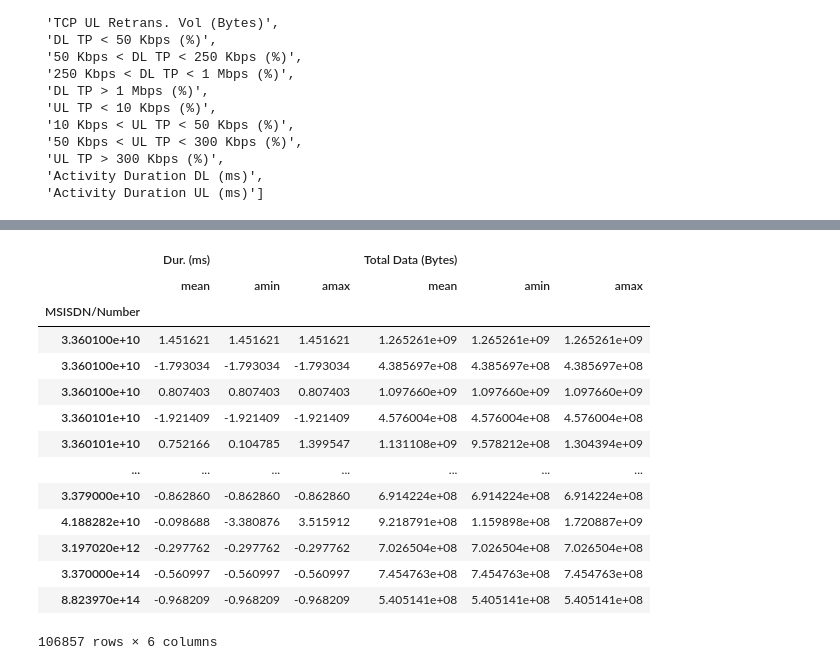
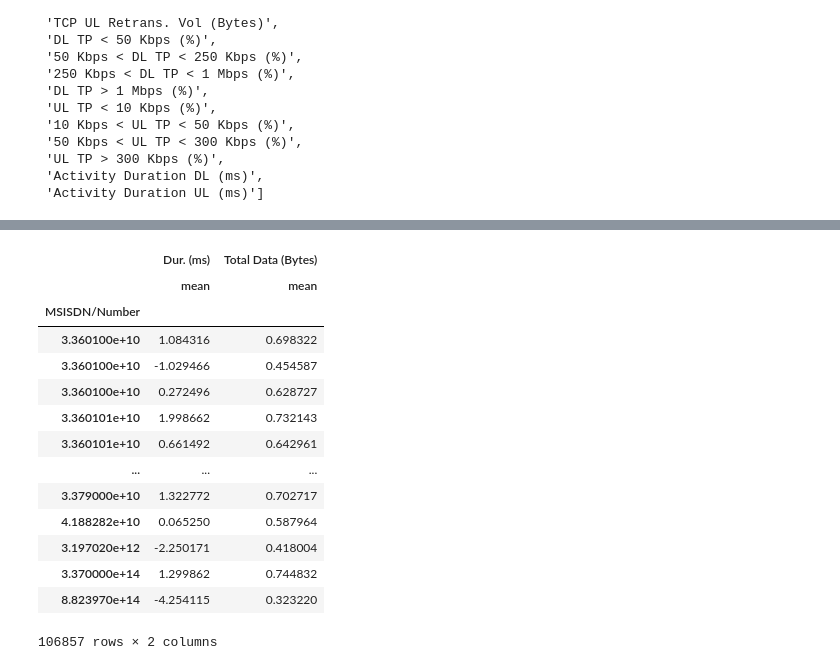
Before and after one commit to SamDewriter/UserAnalytics-Telecommunication, a Jupyter notebook: notebooks/Week1.ipynb, the cells around one changed output, grey strips where cells are left out. Drawn from its saved outputs; the diff is of its cells as text; code cells hidden in the pictures.

```diff
--- a/notebooks/Week1.ipynb
+++ b/notebooks/Week1.ipynb
@@ -688,0 +772,2 @@ correlation_matrix(corr_data)
+# %%
+data_volume = normalized_data['Total Data (Bytes)']
@@ -707,6 +794,2 @@ Index(['Bearer Id', 'Start ms', 'End ms', 'Dur. (ms)', 'IMSI', 'MSISDN/Number',
-# %%
-df_agg = df_clean.copy()
-user_id = df_clean[['IMSI', 'IMEI', 'Bearer Id', 'MSISDN/Number']]
-data_volume = df_clean['Total Data (Bytes)']
 # %%
 from sklearn.preprocessing import StandardScaler
@@ -731,5 +800,5 @@ df_clean
 # %%
-columns = df_clean.columns.tolist()
+columns = normalized_data.columns.tolist()
 columns = columns[0:19]
 # %%
 columns
@@ -755,8 +824,9 @@ columns
  'Activity Duration UL (ms)']
 # %%
 from sklearn.decomposition import PCA
+from sklearn.preprocessing import StandardScaler
 
-scaled = StandardScaler().fit_transform(df_clean)
+scaled = StandardScaler().fit_transform(normalized_data)
 
 pca = PCA(n_components = 19)
 p_components = pca.fit_transform(scaled)
@@ -784,24 +866,23 @@ reduced_data.sort_values(by = ['Dur. (ms)'], ascending = False).head(10)
 10 rows × 24 columns
 # %%
 columns = ['Dur. (ms)', 'Total Data (Bytes)']
-reduced_data.groupby(['MSISDN/Number'])[columns].agg([np.mean, np.min,
-                                            np.max])
+reduced_data.groupby(['MSISDN/Number'])[columns].agg([np.mean])
 # %% [output]
-|  | Dur. (ms) |  |  | Total Data (Bytes) |  |  |
-|  | mean | amin | amax | mean | amin | amax |
-| MSISDN/Number |  |  |  |  |  |  |
-| 3.360100e+10 | 1.451621 | 1.451621 | 1.451621 | 1.265261e+09 | 1.265261e+09 | 1.265261e+09 |
-| 3.360100e+10 | -1.793034 | -1.793034 | -1.793034 | 4.385697e+08 | 4.385697e+08 | 4.385697e+08 |
-| 3.360100e+10 | 0.807403 | 0.807403 | 0.807403 | 1.097660e+09 | 1.097660e+09 | 1.097660e+09 |
-| 3.360101e+10 | -1.921409 | -1.921409 | -1.921409 | 4.576004e+08 | 4.576004e+08 | 4.576004e+08 |
-| 3.360101e+10 | 0.752166 | 0.104785 | 1.399547 | 1.131108e+09 | 9.578212e+08 | 1.304394e+09 |
-| ... | ... | ... | ... | ... | ... | ... |
-| 3.379000e+10 | -0.862860 | -0.862860 | -0.862860 | 6.914224e+08 | 6.914224e+08 | 6.914224e+08 |
-| 4.188282e+10 | -0.098688 | -3.380876 | 3.515912 | 9.218791e+08 | 1.159898e+08 | 1.720887e+09 |
-| 3.197020e+12 | -0.297762 | -0.297762 | -0.297762 | 7.026504e+08 | 7.026504e+08 | 7.026504e+08 |
-| 3.370000e+14 | -0.560997 | -0.560997 | -0.560997 | 7.454763e+08 | 7.454763e+08 | 7.454763e+08 |
-| 8.823970e+14 | -0.968209 | -0.968209 | -0.968209 | 5.405141e+08 | 5.405141e+08 | 5.405141e+08 |
+|  | Dur. (ms) | Total Data (Bytes) |
+|  | mean | mean |
+| MSISDN/Number |  |  |
+| 3.360100e+10 | 1.084316 | 0.698322 |
+| 3.360100e+10 | -1.029466 | 0.454587 |
+| 3.360100e+10 | 0.272496 | 0.628727 |
+| 3.360101e+10 | 1.998662 | 0.732143 |
+| 3.360101e+10 | 0.661492 | 0.642961 |
+| ... | ... | ... |
+| 3.379000e+10 | 1.322772 | 0.702717 |
+| 4.188282e+10 | 0.065250 | 0.587964 |
+| 3.197020e+12 | -2.250171 | 0.418004 |
+| 3.370000e+14 | 1.299862 | 0.744832 |
+| 8.823970e+14 | -4.254115 | 0.323220 |
-106857 rows × 6 columns
+106857 rows × 2 columns
 # %%
 reduced_data.pivot_table(['Dur. (ms)', 'Bearer Id', 'Total Data (Bytes)'],
              ['MSISDN/Number'])
```
Also changed, not shown: parts of 53 cells of this notebook.
